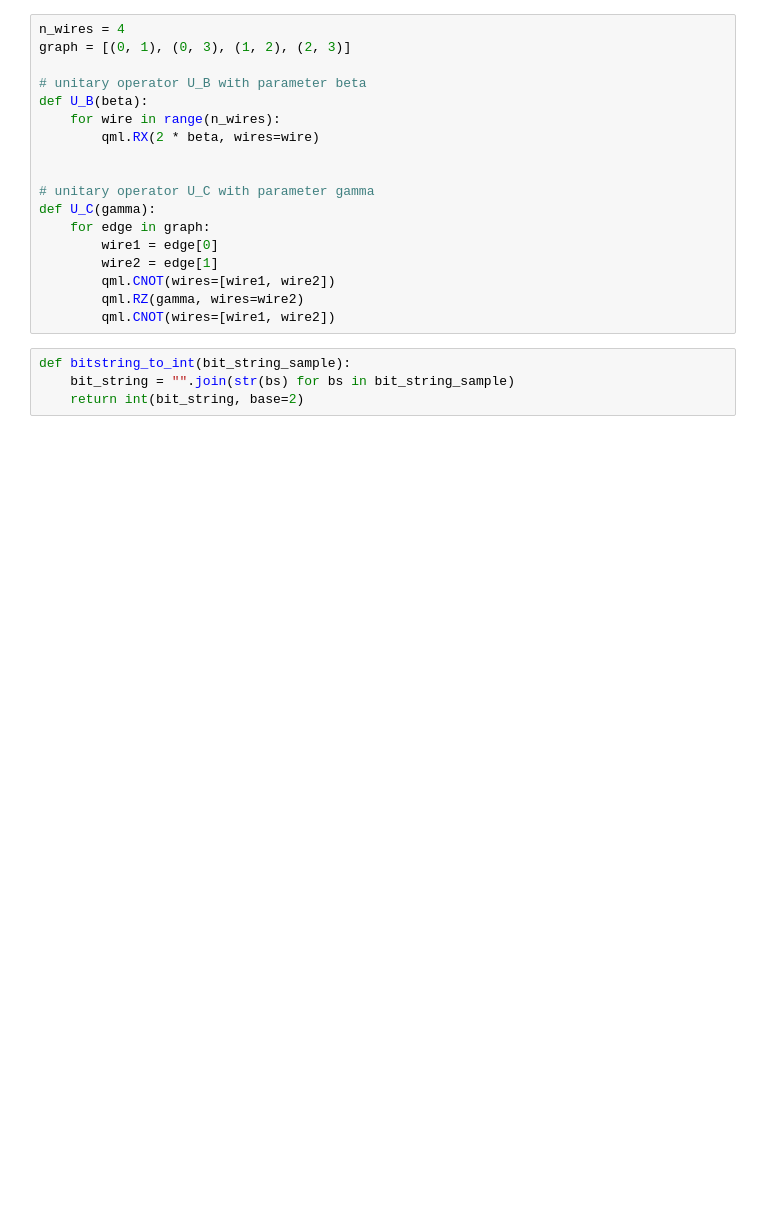
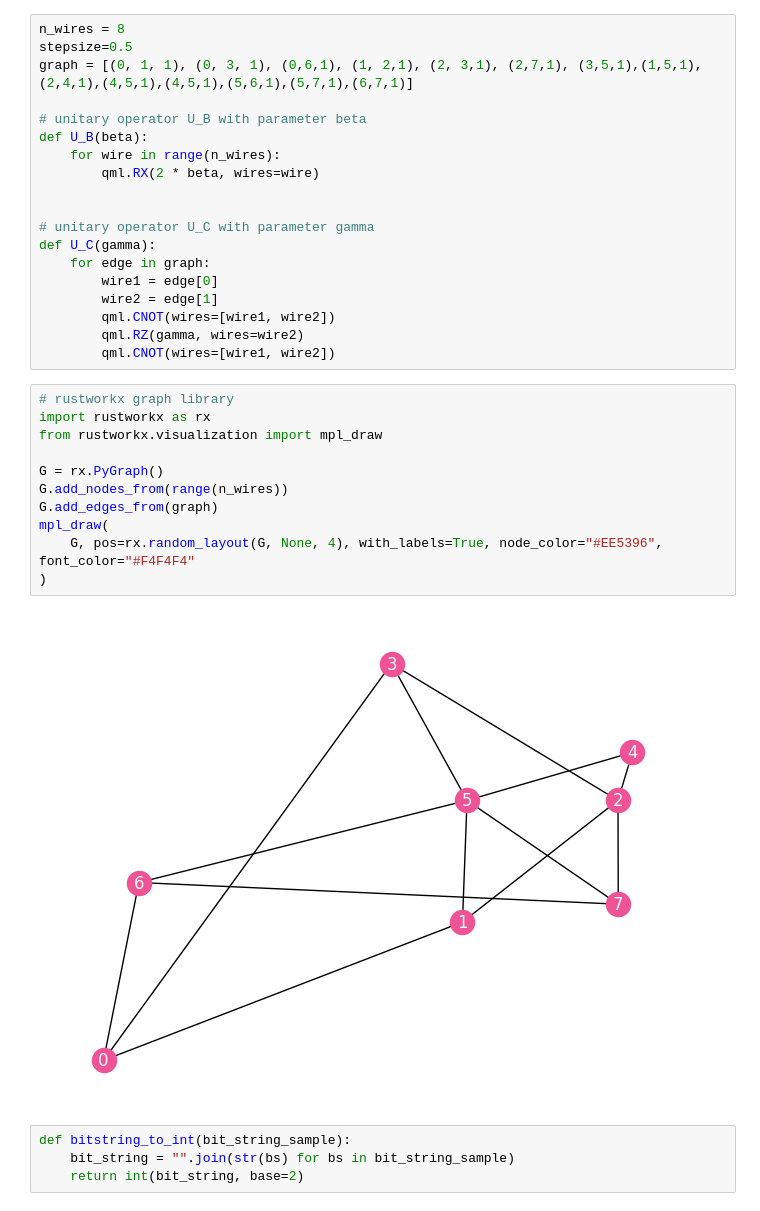
Before and after one commit to Mihir-Null/QML, a Jupyter notebook: OptimizerTests/QAOA_new.ipynb, the cells around one changed output. Cells and saved outputs as stored; diff of their text form; blank space fills up the shorter version.

```diff
--- a/OptimizerTests/QAOA_new.ipynb
+++ b/OptimizerTests/QAOA_new.ipynb
@@ -25,7 +7,8 @@ from pennylane import numpy as np
 np.random.seed(42)
 # %%
-n_wires = 4
-graph = [(0, 1), (0, 3), (1, 2), (2, 3)]
+n_wires = 8
+stepsize=0.5
+graph = [(0, 1, 1), (0, 3, 1), (0,6,1), (1, 2,1), (2, 3,1), (2,7,1), (3,5,1),(1,5,1),(2,4,1),(4,5,1),(4,5,1),(5,6,1),(5,7,1),(6,7,1)]
 
 # unitary operator U_B with parameter beta
 def U_B(beta):
@@ -41,6 +24,19 @@ def U_C(gamma):
         qml.CNOT(wires=[wire1, wire2])
         qml.RZ(gamma, wires=wire2)
         qml.CNOT(wires=[wire1, wire2])
+# %%
+# rustworkx graph library
+import rustworkx as rx
+from rustworkx.visualization import mpl_draw
+
+G = rx.PyGraph()
+G.add_nodes_from(range(n_wires))
+G.add_edges_from(graph)
+mpl_draw(
+    G, pos=rx.random_layout(G, None, 4), with_labels=True, node_color="#EE5396", font_color="#F4F4F4"
+)
+# %% [output]
+[figure, added]
 # %%
 def bitstring_to_int(bit_string_sample):
     bit_string = "".join(str(bs) for bs in bit_string_sample)
```
Also changed, not shown: parts of 7 cells of this notebook, 1 other file.
